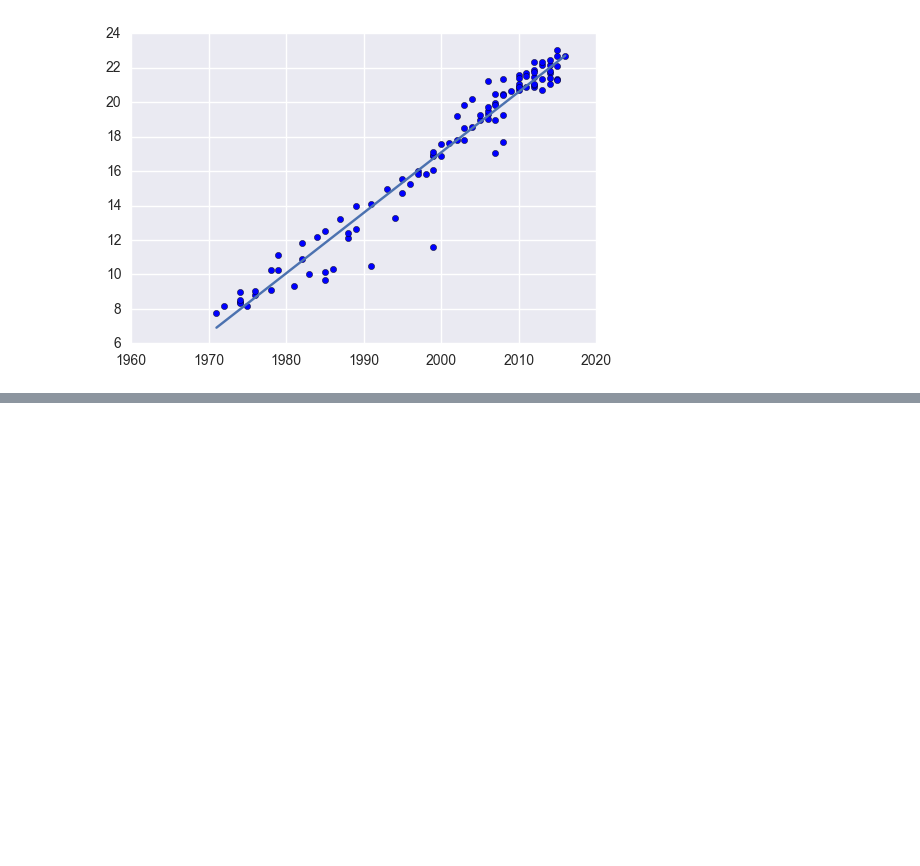
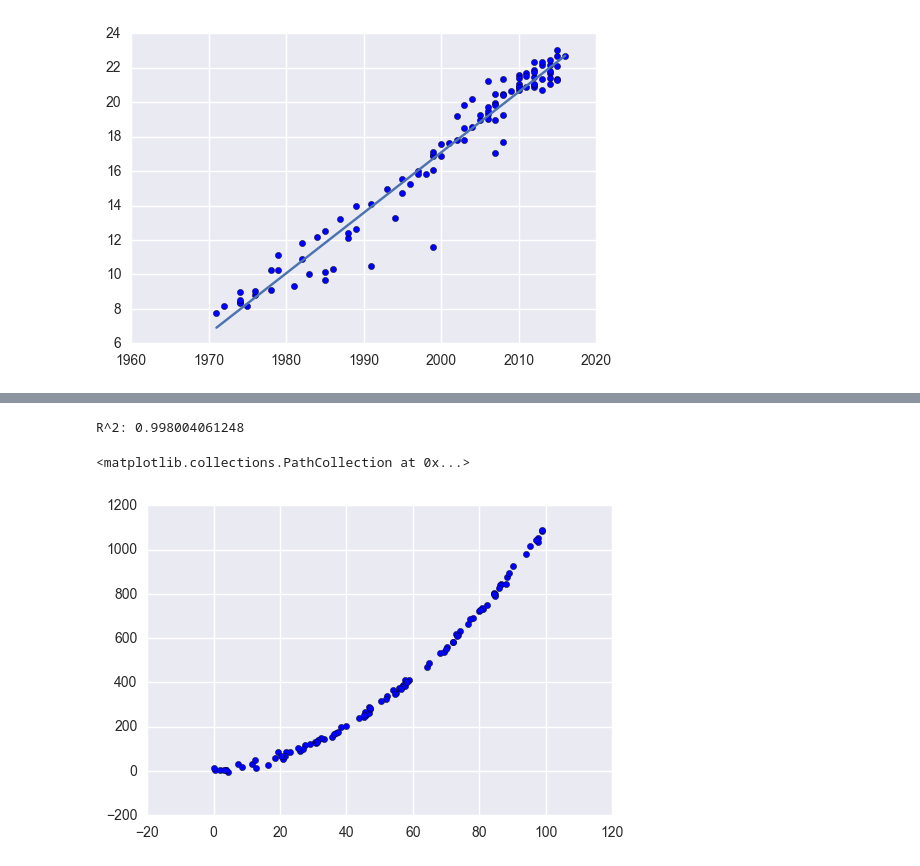
Before and after one commit to alvin319/book-notes, a Jupyter notebook: miscellaneous/linear_regression.ipynb, the cells around one changed output, grey strips where cells are left out. Cells and saved outputs as stored; diff of their text form; code cells hidden in the pictures; blank space fills up the shorter version.

```diff
--- a/miscellaneous/linear_regression.ipynb
+++ b/miscellaneous/linear_regression.ipynb
@@ -83,0 +116,28 @@ R^2: 0.952944285229
+# %%
+weight = np.linalg.solve(np.dot(X.T, X), np.dot(X.T, Y))
+Y_hat = np.dot(X, weight)
+
+# Compute R^2
+residual_squared_sum = np.sum(np.square(Y - Y_hat))
+total_squared_sum = np.sum(np.square(Y - np.mean(Y)))
+R_squared_score = 1 - (residual_squared_sum / total_squared_sum)
+print("R^2: {}".format(R_squared_score))
+# %% [output]
+R^2: 0.998004061248
+# %%
+# Non-linear regression
+X = []
+Y = []
+
+for line in open('data_poly.csv'):
+    x, y = map(float, line.split(','))
+    X.append([x, x ** 2, 1])
+    Y.append(y)
+
+X = np.array(X)
+Y = np.array(Y)
+
+plt.scatter(X[:,0], Y)
+# %% [output]
+<matplotlib.collections.PathCollection at 0x...>
+[figure, added]
```
Also changed, not shown: parts of 10 cells of this notebook, 4 other files.
